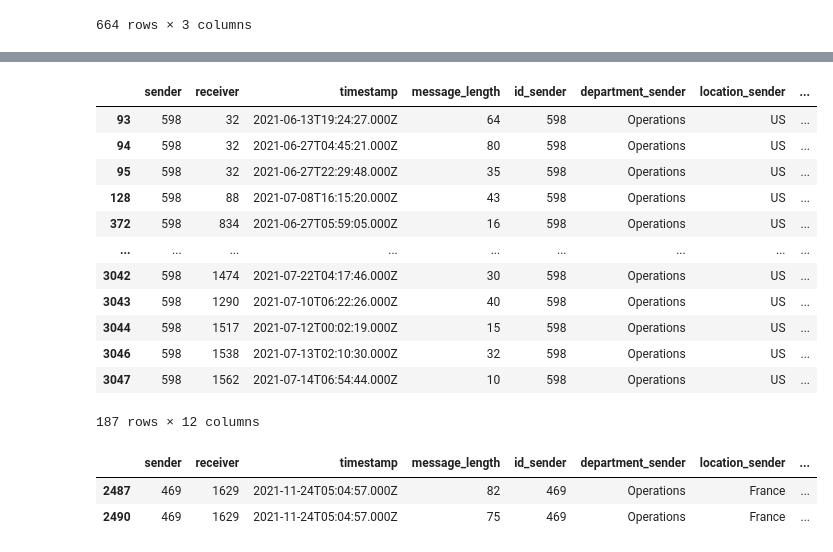
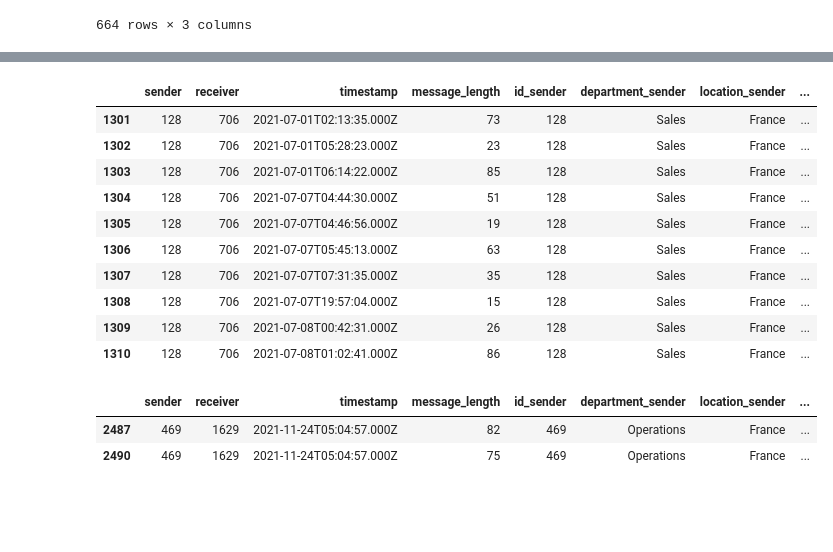
Before and after one commit to nicholastangyx/Datacamp-Competition-Employee-Network-Analysis-, a Jupyter notebook: Analysis.ipynb, the cells around one changed output, grey strips where cells are left out. Saved outputs shown, nothing was run; the diff lists cells and outputs as text; code cells hidden in the pictures; blank space fills up the shorter version.

```diff
--- a/Analysis.ipynb
+++ b/Analysis.ipynb
@@ -162,19 +217,17 @@ connection_sender_receiver.sort_values(by='messages_sent', ascending=False)
 # %%
-df2[df2.sender == 598]
+df2[df2.receiver == 706]
 # %% [output]
 |  | sender | receiver | timestamp | message_length | id_sender | department_sender | location_sender | ... |
-| 93 | 598 | 32 | 2021-06-13T19:24:27.000Z | 64 | 598 | Operations | US | ... |
-| 94 | 598 | 32 | 2021-06-27T04:45:21.000Z | 80 | 598 | Operations | US | ... |
-| 95 | 598 | 32 | 2021-06-27T22:29:48.000Z | 35 | 598 | Operations | US | ... |
-| 128 | 598 | 88 | 2021-07-08T16:15:20.000Z | 43 | 598 | Operations | US | ... |
-| 372 | 598 | 834 | 2021-06-27T05:59:05.000Z | 16 | 598 | Operations | US | ... |
-| ... | ... | ... | ... | ... | ... | ... | ... | ... |
-| 3042 | 598 | 1474 | 2021-07-22T04:17:46.000Z | 30 | 598 | Operations | US | ... |
-| 3043 | 598 | 1290 | 2021-07-10T06:22:26.000Z | 40 | 598 | Operations | US | ... |
-| 3044 | 598 | 1517 | 2021-07-12T00:02:19.000Z | 15 | 598 | Operations | US | ... |
-| 3046 | 598 | 1538 | 2021-07-13T02:10:30.000Z | 32 | 598 | Operations | US | ... |
-| 3047 | 598 | 1562 | 2021-07-14T06:54:44.000Z | 10 | 598 | Operations | US | ... |
+| 1301 | 128 | 706 | 2021-07-01T02:13:35.000Z | 73 | 128 | Sales | France | ... |
+| 1302 | 128 | 706 | 2021-07-01T05:28:23.000Z | 23 | 128 | Sales | France | ... |
+| 1303 | 128 | 706 | 2021-07-01T06:14:22.000Z | 85 | 128 | Sales | France | ... |
+| 1304 | 128 | 706 | 2021-07-07T04:44:30.000Z | 51 | 128 | Sales | France | ... |
+| 1305 | 128 | 706 | 2021-07-07T04:46:56.000Z | 19 | 128 | Sales | France | ... |
+| 1306 | 128 | 706 | 2021-07-07T05:45:13.000Z | 63 | 128 | Sales | France | ... |
+| 1307 | 128 | 706 | 2021-07-07T07:31:35.000Z | 35 | 128 | Sales | France | ... |
+| 1308 | 128 | 706 | 2021-07-07T19:57:04.000Z | 15 | 128 | Sales | France | ... |
+| 1309 | 128 | 706 | 2021-07-08T00:42:31.000Z | 26 | 128 | Sales | France | ... |
+| 1310 | 128 | 706 | 2021-07-08T01:02:41.000Z | 86 | 128 | Sales | France | ... |
-187 rows × 12 columns
 # %%
 test = df2.groupby('timestamp').agg({'receiver': 'count'}).reset_index()
 test = test.sort_values(by=['timestamp'])
```
Also changed, not shown: parts of 3 cells of this notebook.
